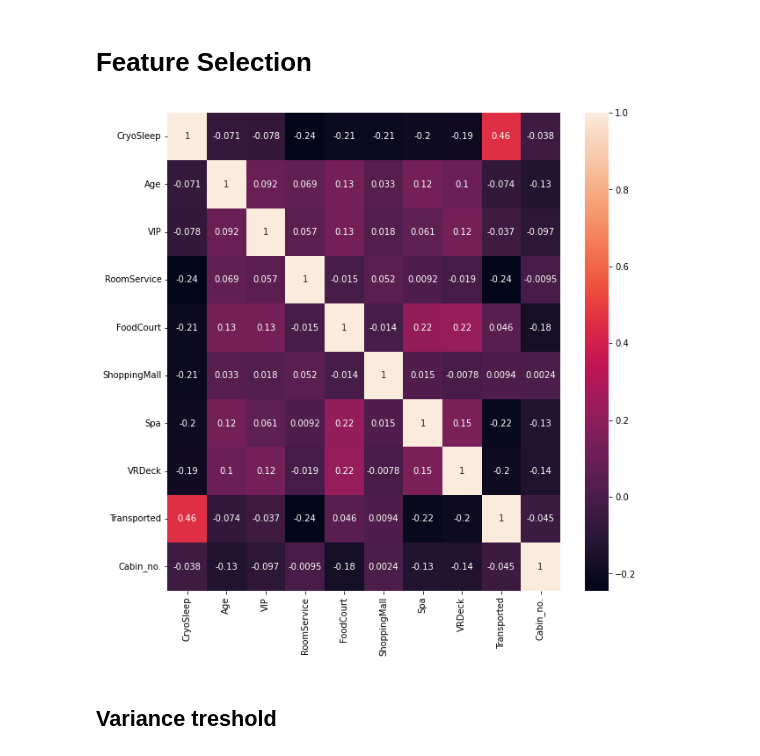
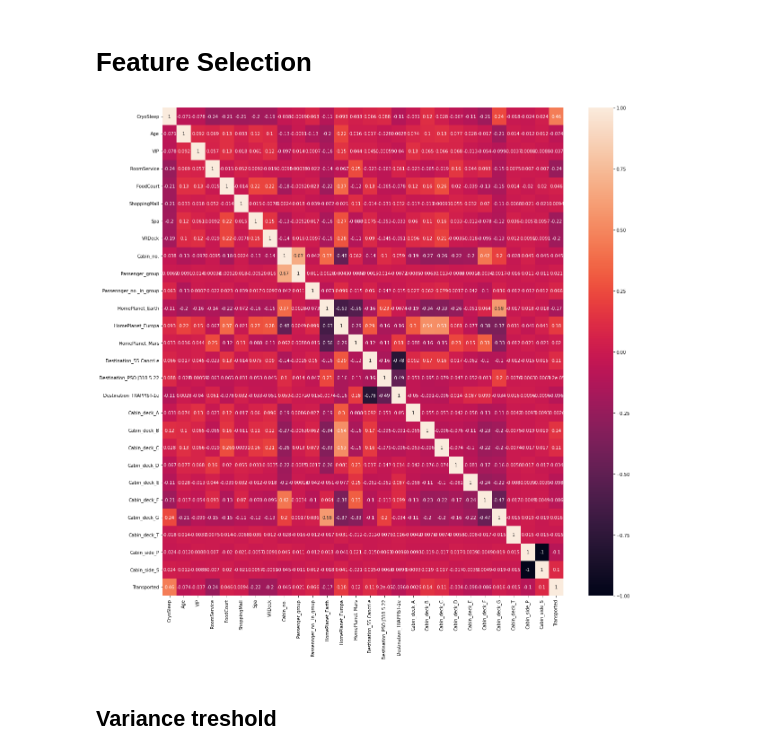
Before and after one commit to taaha/Classification-Spaceship-Titanic, a Jupyter notebook: classification-spaceship-titanic.ipynb, the cells around one changed output. Cells and saved outputs as stored; diff of their text form; code cells hidden in the pictures.

```diff
--- a/classification-spaceship-titanic.ipynb
+++ b/classification-spaceship-titanic.ipynb
@@ -318,0 +340,4 @@ dtype: int64
+# %%
+data['Passenger_group'] = pd.to_numeric(data['Passenger_group'])
+data['Passennger_no._in_group'] = pd.to_numeric(data['Passennger_no._in_group'])
+data.head()
@@ -318,0 +351,16 @@ dtype: int64
+# %%
+temp=data.drop(['Transported', 'firstname', 'last_name'], axis=1)
+
+print("columns before one hot encoding", data.shape[1])
+temp=pd.get_dummies(temp)
+
+#dummies_frame = pd.get_dummies(X_data)
+#X_submit=X_submit.reindex(columns = dummies_frame.columns, fill_value=0)
+#X_test=pd.get_dummies(X_test)
+
+conc = pd.concat([temp, data[['firstname', 'last_name', 'Transported']]], axis="columns")
+print("columns after one hot encoding", conc.shape[1])
+
+data = conc
+#conc.columns
+data.head()
@@ -346,11 +424,11 @@ temp[(abs(temp) > 3).any(axis=1)]
 # %%
 #import matplotlib as plt
 import matplotlib.pyplot as plt
 
-plt.figure(figsize=(10, 10))
+plt.figure(figsize=(20, 20))
 dataplot = sns.heatmap(data.corr(), annot=True)
 # %% [output]
-[figure, old version]
+[figure, new version]
 # %% [markdown]
 ## Variance treshold
 # %% [markdown]
```
Also changed, not shown: parts of 12 cells of this notebook.
